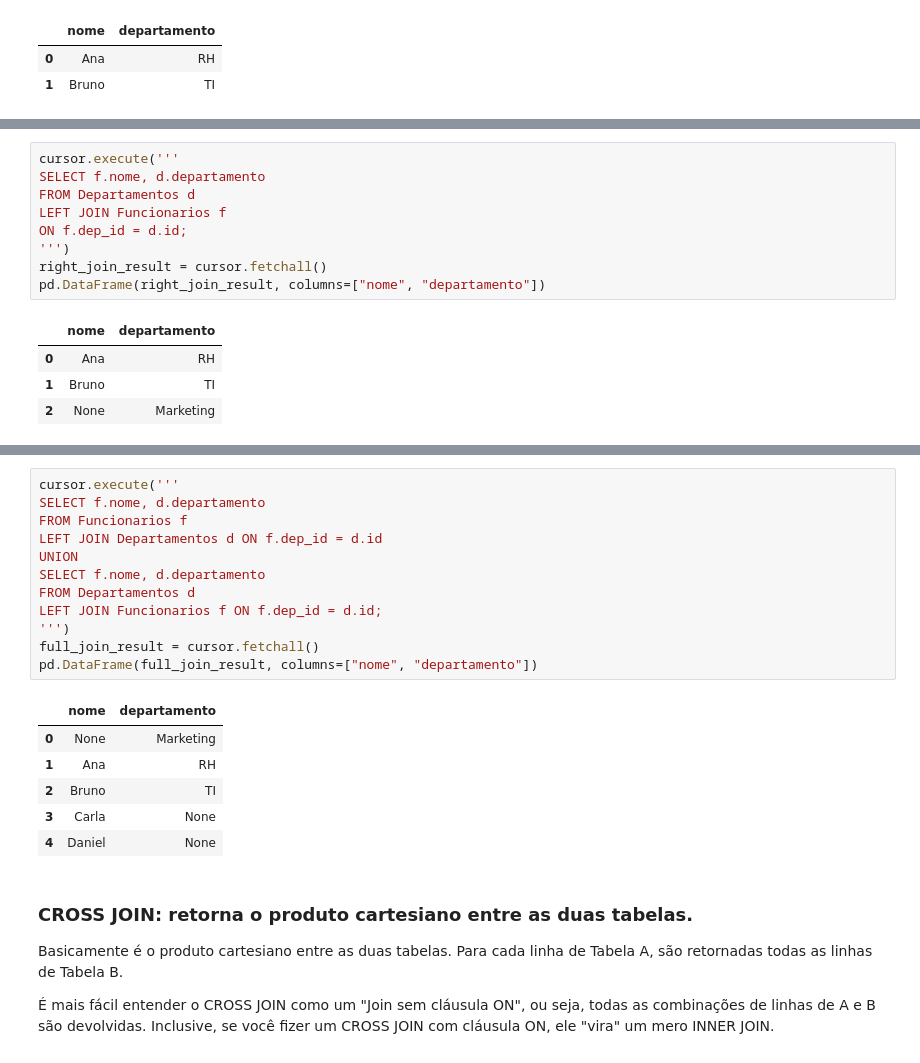
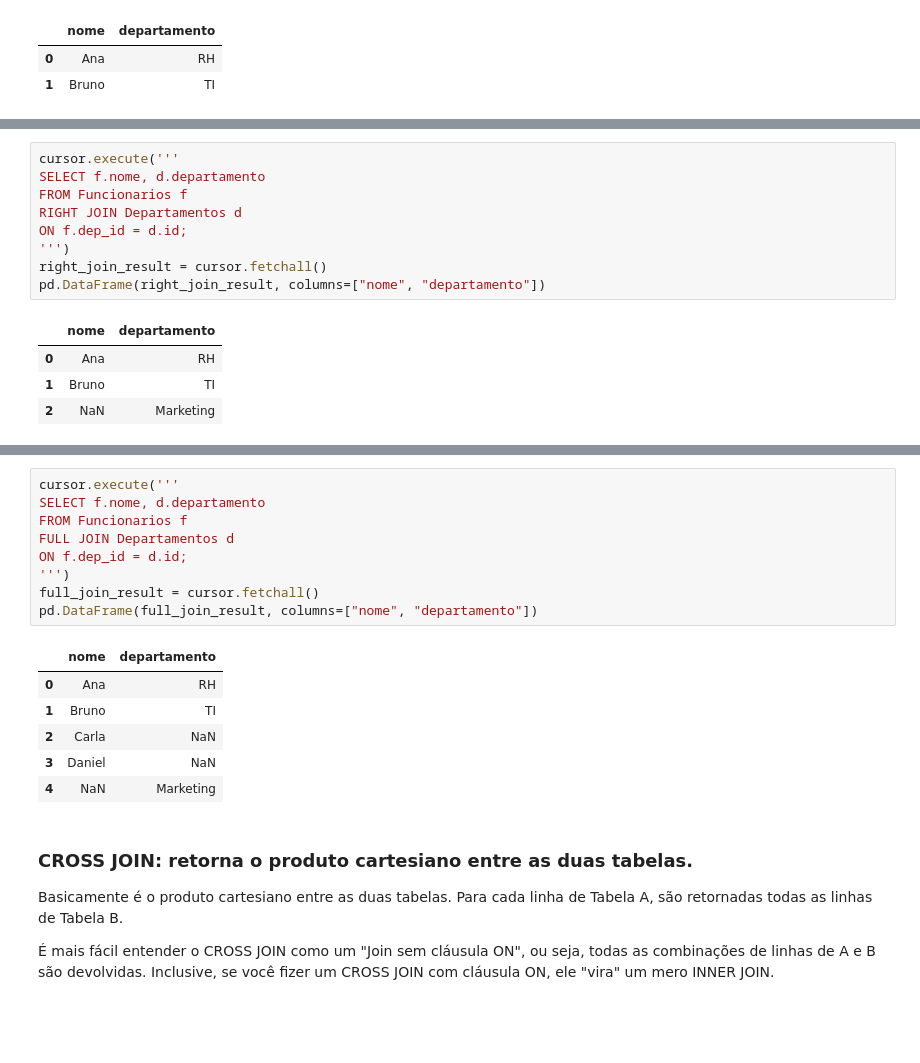
Before and after one commit to VictorLapaDev/Faculdade, a Jupyter notebook: 2-Semestre/2 Feira - Linguagens Aplicadas a Banco de Dados/26.09.21/8_JOIN.ipynb, the cells around one changed output, grey strips where cells are left out. Saved outputs shown, nothing was run; the diff lists cells and outputs as text; blank space fills up the shorter version.

Commit message:
feat: SQLite e Joins

```diff
--- a/2-Semestre/2 Feira - Linguagens Aplicadas a Banco de Dados/26.09.21/8_JOIN.ipynb
+++ b/2-Semestre/2 Feira - Linguagens Aplicadas a Banco de Dados/26.09.21/8_JOIN.ipynb
@@ -118,8 +118,8 @@ pd.DataFrame(left_join_result, columns=["nome", "departamento"])
 # %%
 cursor.execute('''
 SELECT f.nome, d.departamento
-FROM Departamentos d
-LEFT JOIN Funcionarios f
+FROM Funcionarios f
+RIGHT JOIN Departamentos d
 ON f.dep_id = d.id;
 ''')
 right_join_result = cursor.fetchall()
@@ -128,7 +128,7 @@ pd.DataFrame(right_join_result, columns=["nome", "departamento"])
 |  | nome | departamento |
 | 0 | Ana | RH |
 | 1 | Bruno | TI |
-| 2 | None | Marketing |
+| 2 | NaN | Marketing |
 # %% [markdown]
 ### FULL JOIN
 
@@ -140,22 +140,19 @@ Obs: SQLite não suporta FULL JOIN diretamente. Então simulamos com UNION de LE
 # %%
 cursor.execute('''
 SELECT f.nome, d.departamento
 FROM Funcionarios f
-LEFT JOIN Departamentos d ON f.dep_id = d.id
-UNION
-SELECT f.nome, d.departamento
-FROM Departamentos d
-LEFT JOIN Funcionarios f ON f.dep_id = d.id;
+FULL JOIN Departamentos d
+ON f.dep_id = d.id;
 ''')
 full_join_result = cursor.fetchall()
 pd.DataFrame(full_join_result, columns=["nome", "departamento"])
 # %% [output]
 |  | nome | departamento |
-| 0 | None | Marketing |
-| 1 | Ana | RH |
-| 2 | Bruno | TI |
-| 3 | Carla | None |
-| 4 | Daniel | None |
+| 0 | Ana | RH |
+| 1 | Bruno | TI |
+| 2 | Carla | NaN |
+| 3 | Daniel | NaN |
+| 4 | NaN | Marketing |
 # %% [markdown]
 ### CROSS JOIN: retorna o produto cartesiano entre as duas tabelas.
 
```
Also changed, not shown: parts of 1 cell of this notebook.
